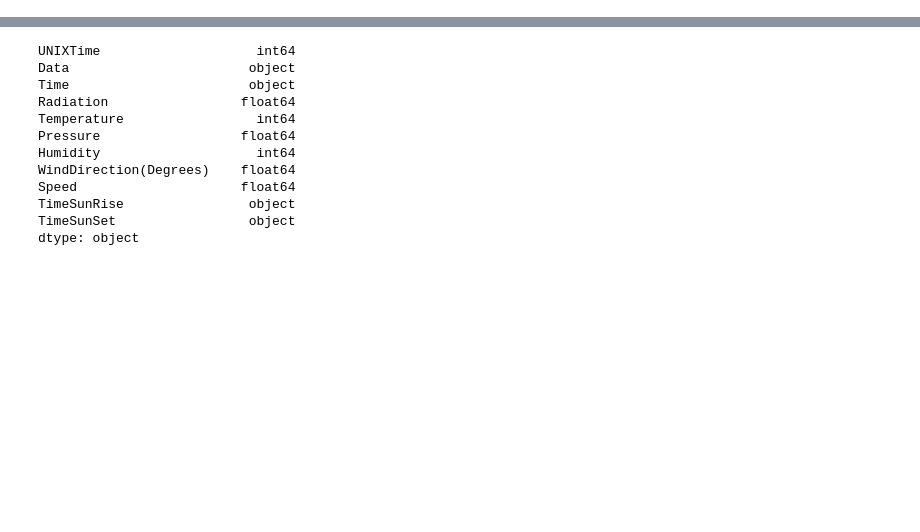
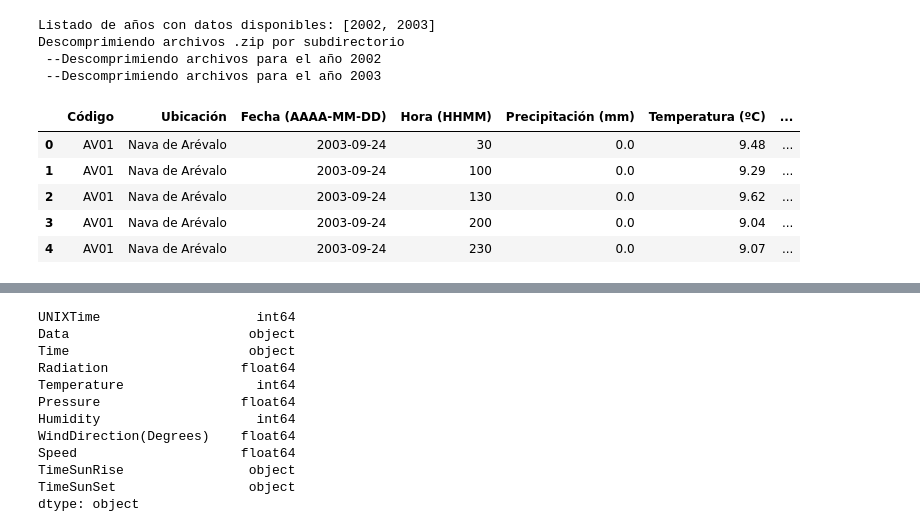
Before and after one commit to MoisesGuerreroUdeA/Seminario-Analitica-CDatos, a Jupyter notebook: jupyter/ME03/ME03.ipynb, the cells around one changed output, grey strips where cells are left out. Cells and saved outputs as stored; diff of their text form; code cells hidden in the pictures; blank space fills up the shorter version.

Commit message:
Actualización descripción datos monografía validación general

```diff
--- a/jupyter/ME03/ME03.ipynb
+++ b/jupyter/ME03/ME03.ipynb
@@ -57,7 +0,0 @@ mkdir: cannot create directory ‘/root/.kaggle’: File exists
-# %%
-# Abrimos el archivo y escribimos el token
-with open('/root/.kaggle/kaggle.json', 'w') as file:
-    json.dump(api_token, file)
-
-# Asignamos permisos para acceder al archivo de credenciales
-! chmod 600 /root/.kaggle/kaggle.json
@@ -89,0 +42,22 @@ El archivo descargado y descomprimido se encuentra en formato CSV con nombre `So
+# %%
+import os
+
+years = range(2002, 2004, 1) # Listado de años
+
+print(f"Listado de años con datos disponibles: {[*years]}")
+print("Descomprimiendo archivos .zip por subdirectorio")
+
+# Creamos un directorio local donde se guardarán los archivos descomprimidos
+os.makedirs("unzipped_files", exist_ok = True)
+
+# Descomprimimos cada archivo de manera iterativa almacenando el contenido en 'unzipped_files'
+for year in years:
+    print(f" --Descomprimiendo archivos para el año {year}")
+    files_list = os.listdir(f"{year}")
+    for file in files_list:
+        os.popen(f"unzip -q {year}/{file} -d unzipped_files/").read()
+# %% [output]
+Listado de años con datos disponibles: [2002, 2003]
+Descomprimiendo archivos .zip por subdirectorio
+ --Descomprimiendo archivos para el año 2002
+ --Descomprimiendo archivos para el año 2003
@@ -89,0 +81,9 @@ El archivo descargado y descomprimido se encuentra en formato CSV con nombre `So
+# %%
+df.head()
+# %% [output]
+|  | Código | Ubicación | Fecha (AAAA-MM-DD) | Hora (HHMM) | Precipitación (mm) | Temperatura (ºC) | ... |
+| 0 | AV01 | Nava de Arévalo | 2003-09-24 | 30 | 0.0 | 9.48 | ... |
+| 1 | AV01 | Nava de Arévalo | 2003-09-24 | 100 | 0.0 | 9.29 | ... |
+| 2 | AV01 | Nava de Arévalo | 2003-09-24 | 130 | 0.0 | 9.62 | ... |
+| 3 | AV01 | Nava de Arévalo | 2003-09-24 | 200 | 0.0 | 9.04 | ... |
+| 4 | AV01 | Nava de Arévalo | 2003-09-24 | 230 | 0.0 | 9.07 | ... |
```
Also changed, not shown: parts of 23 cells of this notebook.
